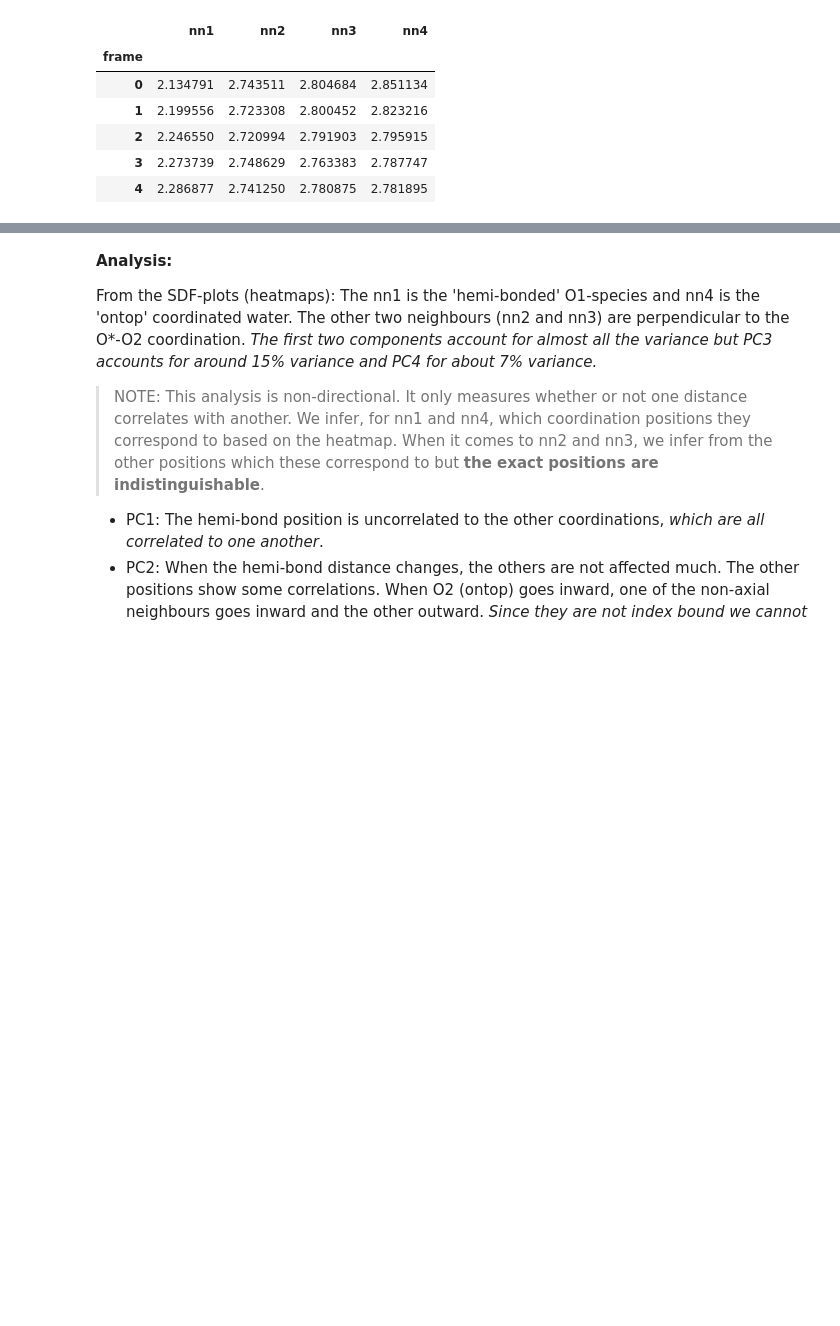
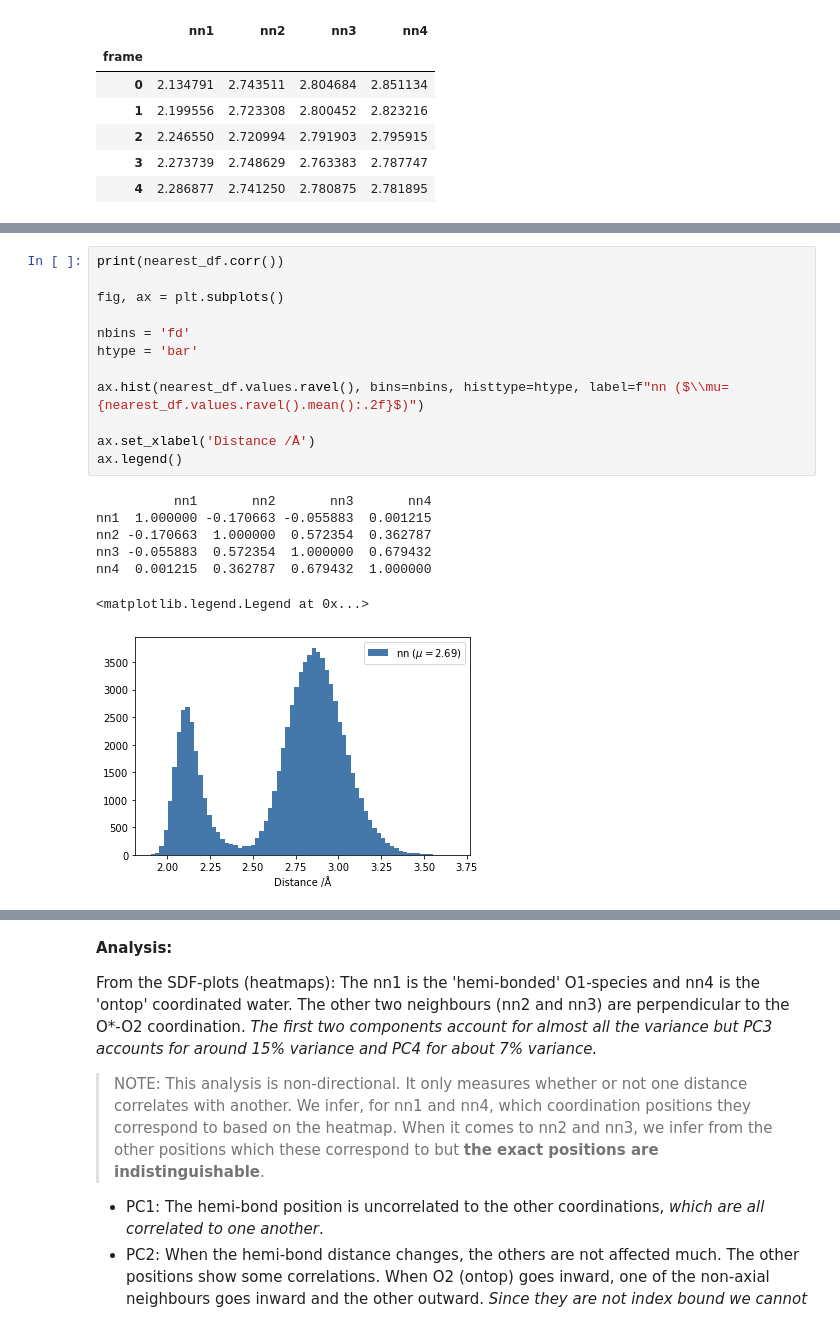
Before and after one commit to viktorsvahn/water, a Jupyter notebook: hydroxyl/OH_radical.ipynb, the cells around one changed output, grey strips where cells are left out. Cells and saved outputs as stored; diff of their text form; blank space fills up the shorter version.

```diff
--- a/hydroxyl/OH_radical.ipynb
+++ b/hydroxyl/OH_radical.ipynb
@@ -331,0 +342,20 @@ ax.legend()
+# %%
+print(nearest_df.corr())
+
+fig, ax = plt.subplots()
+
+nbins = 'fd'
+htype = 'bar'
+
+ax.hist(nearest_df.values.ravel(), bins=nbins, histtype=htype, label=f"nn ($\\mu={nearest_df.values.ravel().mean():.2f}$)")
+
+ax.set_xlabel('Distance /Å')
+ax.legend()
+# %% [output]
+          nn1       nn2       nn3       nn4
+nn1  1.000000 -0.170663 -0.055883  0.001215
+nn2 -0.170663  1.000000  0.572354  0.362787
+nn3 -0.055883  0.572354  1.000000  0.679432
+nn4  0.001215  0.362787  0.679432  1.000000
+<matplotlib.legend.Legend at 0x...>
+[figure, added]
```
Also changed, not shown: parts of 8 cells of this notebook.
